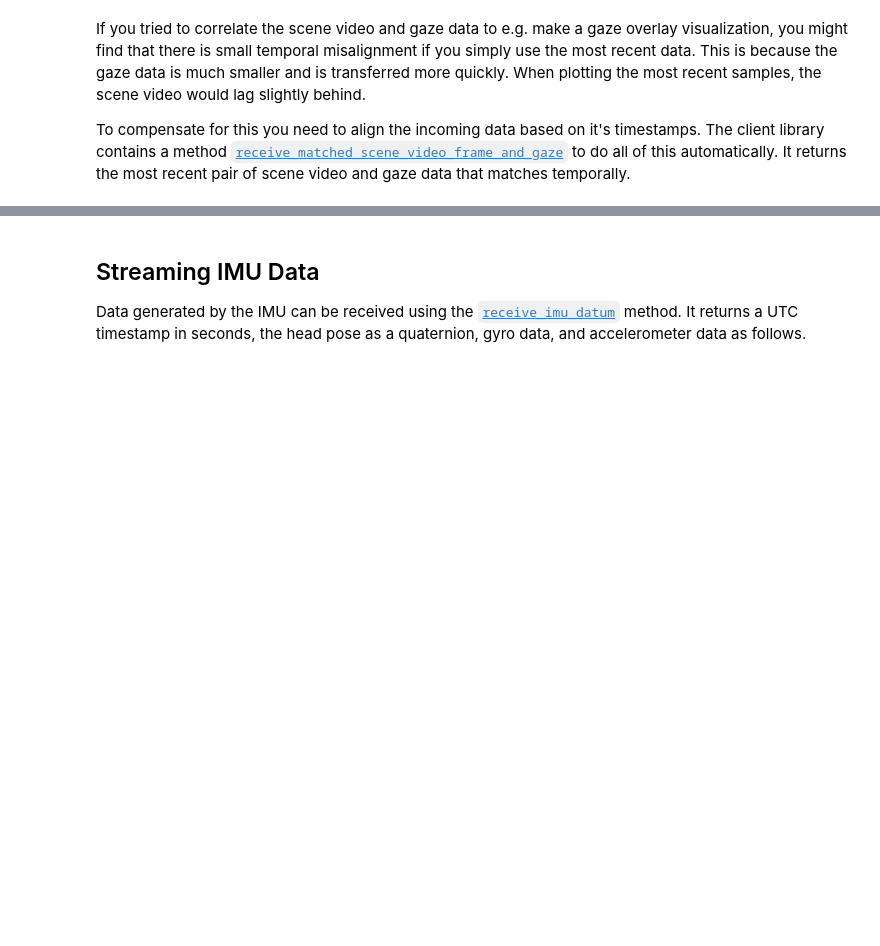
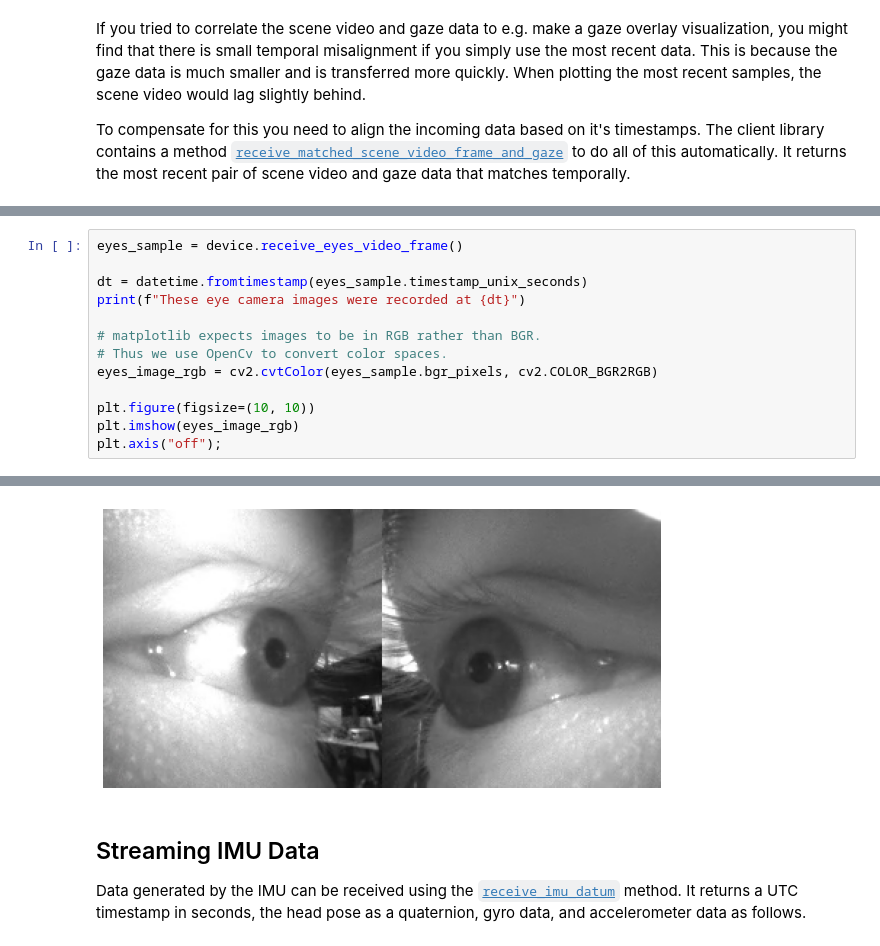
Before and after one commit to pupil-labs/pupil-docs, a Jupyter notebook: src/neon/real-time-api/introduction/README.ipynb, the cells around one changed output, grey strips where cells are left out. Drawn from its saved outputs; the diff is of its cells as text; blank space fills up the shorter version.

```diff
--- a/src/neon/real-time-api/introduction/README.ipynb
+++ b/src/neon/real-time-api/introduction/README.ipynb
@@ -160,0 +164,14 @@ Temporal difference between both is 9.7 ms
+# %%
+eyes_sample = device.receive_eyes_video_frame()
+
+dt = datetime.fromtimestamp(eyes_sample.timestamp_unix_seconds)
+print(f"These eye camera images were recorded at {dt}")
+
+# matplotlib expects images to be in RGB rather than BGR.
+# Thus we use OpenCv to convert color spaces.
+eyes_image_rgb = cv2.cvtColor(eyes_sample.bgr_pixels, cv2.COLOR_BGR2RGB)
+
+plt.figure(figsize=(10, 10))
+plt.imshow(eyes_image_rgb)
+plt.axis("off");
+# %% [output]
@@ -161,3 +179,4 @@ Temporal difference between both is 9.7 ms
+[figure, added]
 # %% [markdown]
 ## Streaming IMU Data
 Data generated by the IMU can be received using the [`receive_imu_datum`](https://pupil-labs-realtime-api.readthedocs.io/en/stable/api/simple.html#pupil_labs.realtime_api.simple.Device.receive_imu_datum) method. It returns a UTC timestamp in seconds, the head pose as a quaternion, gyro data, and accelerometer data as follows.
```
Also changed, not shown: parts of 6 cells of this notebook.
